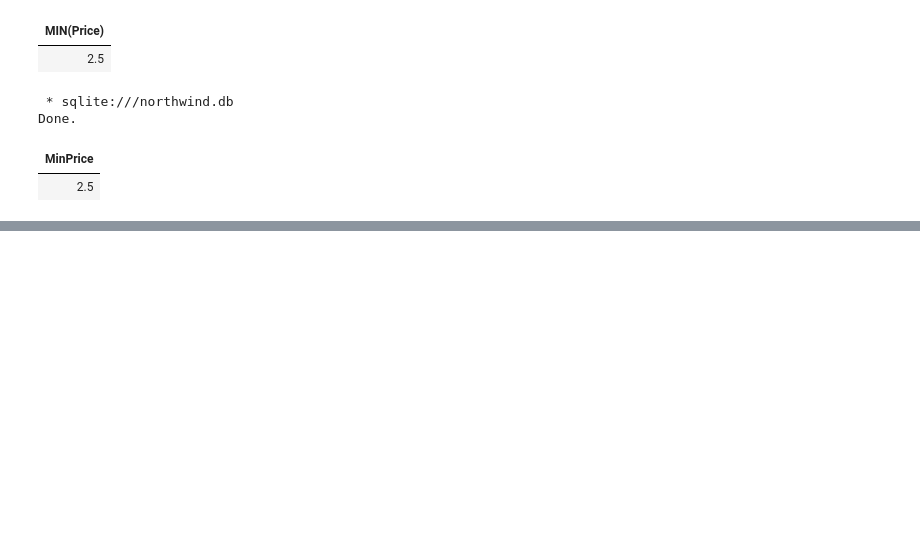
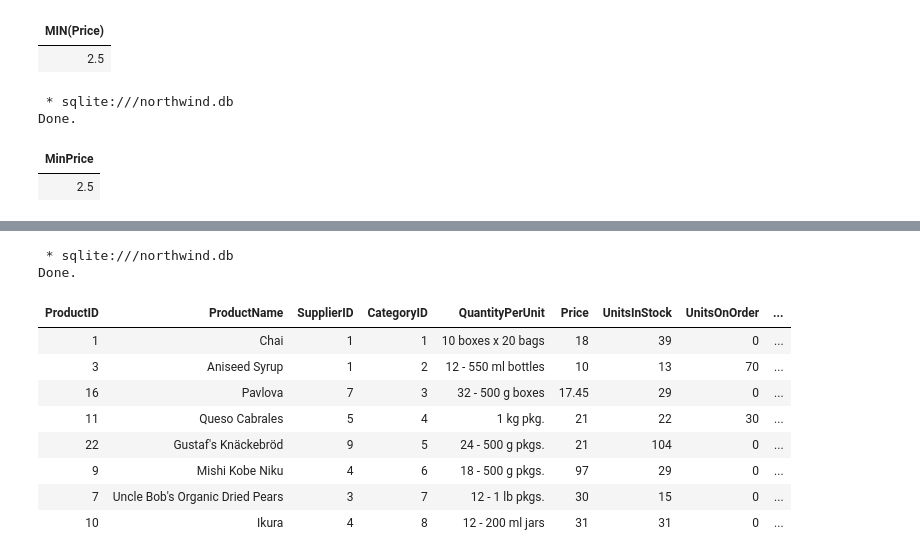
Before and after one commit to MAK8405/SQL, a Jupyter notebook: SQL.ipynb, the cells around one changed output, grey strips where cells are left out. Saved outputs shown, nothing was run; the diff lists cells and outputs as text; code cells hidden in the pictures; blank space fills up the shorter version.

Commit message:
Finish Grouping

```diff
--- a/SQL.ipynb
+++ b/SQL.ipynb
@@ -258,0 +282,15 @@ Done.
+# %%
+%%sql
+SELECT * FROM Products GROUP BY CategoryID;
+# %% [output]
+ * sqlite:///northwind.db
+Done.
+| ProductID | ProductName | SupplierID | CategoryID | QuantityPerUnit | Price | UnitsInStock | UnitsOnOrder | ... |
+| 1 | Chai | 1 | 1 | 10 boxes x 20 bags | 18 | 39 | 0 | ... |
+| 3 | Aniseed Syrup | 1 | 2 | 12 - 550 ml bottles | 10 | 13 | 70 | ... |
+| 16 | Pavlova | 7 | 3 | 32 - 500 g boxes | 17.45 | 29 | 0 | ... |
+| 11 | Queso Cabrales | 5 | 4 | 1 kg pkg. | 21 | 22 | 30 | ... |
+| 22 | Gustaf's Knäckebröd | 9 | 5 | 24 - 500 g pkgs. | 21 | 104 | 0 | ... |
+| 9 | Mishi Kobe Niku | 4 | 6 | 18 - 500 g pkgs. | 97 | 29 | 0 | ... |
+| 7 | Uncle Bob's Organic Dried Pears | 3 | 7 | 12 - 1 lb pkgs. | 30 | 15 | 0 | ... |
+| 10 | Ikura | 4 | 8 | 12 - 200 ml jars | 31 | 31 | 0 | ... |
```
Also changed, not shown: parts of 8 cells of this notebook.
